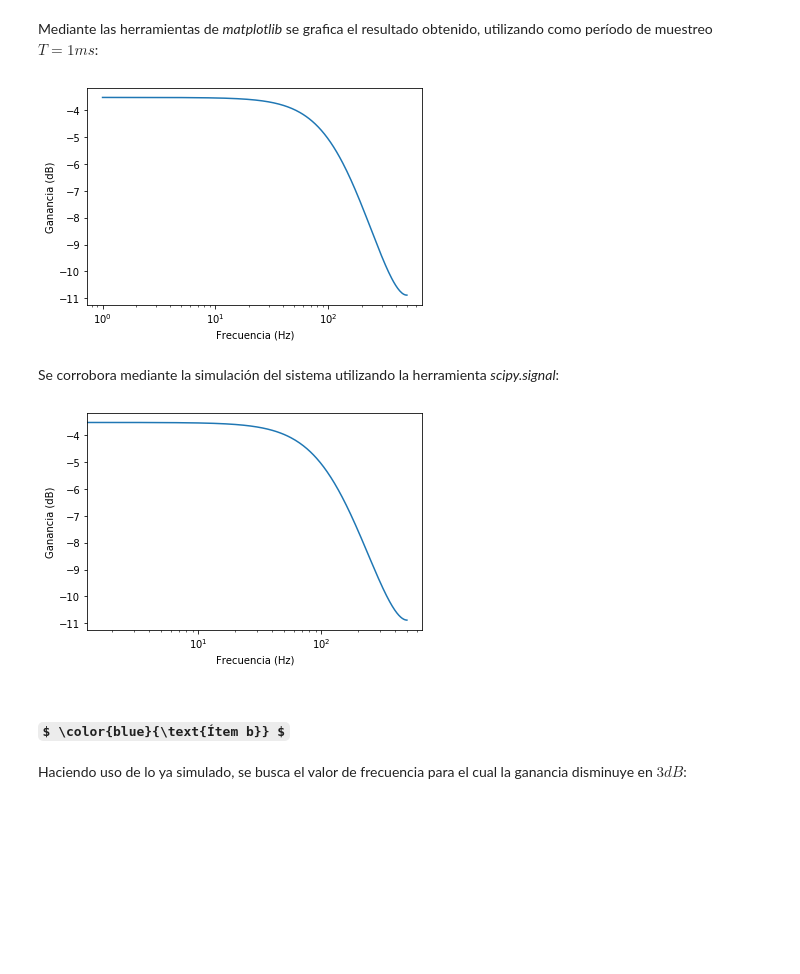
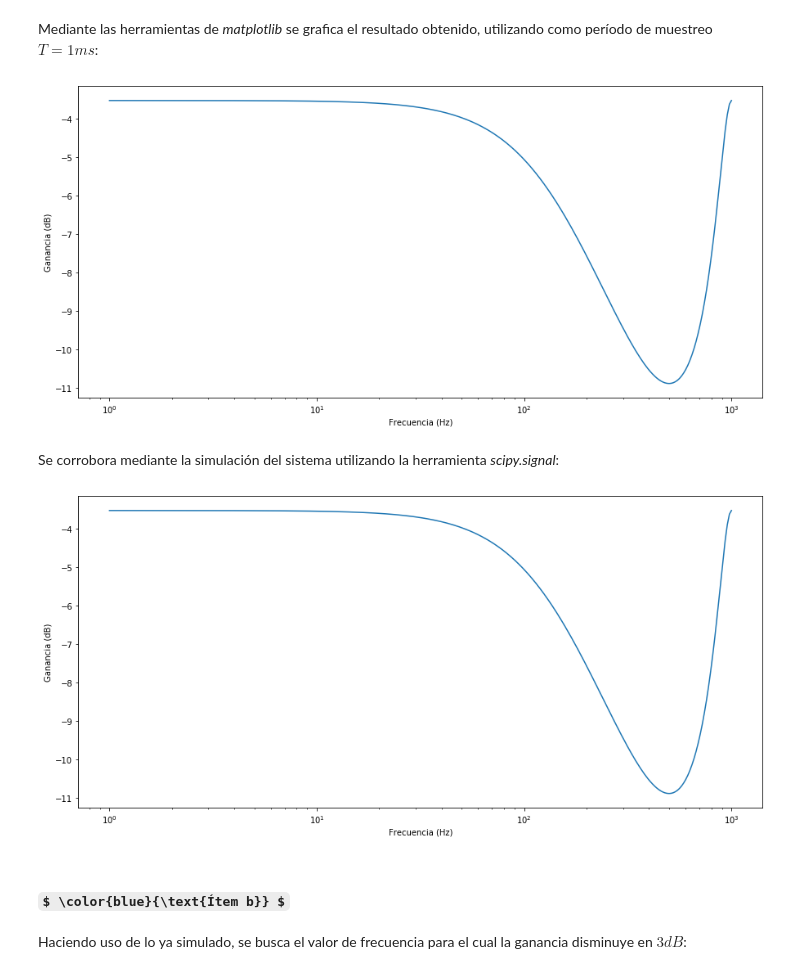
Before and after one commit to grupo-1-ASSD-E2/ASSD-Guia-1, a Jupyter notebook: G1.ipynb, the cells around one changed output. Saved outputs shown, nothing was run; the diff lists cells and outputs as text; code cells hidden in the pictures; some formulas as TeX source; blank space fills up the shorter version.

```diff
--- a/G1.ipynb
+++ b/G1.ipynb
@@ -199,16 +224,17 @@ Mediante las herramientas de *matplotlib* se grafica el resultado obtenido, util
 import matplotlib.pyplot as plt
 import numpy as np
 # %%
-f = np.logspace(0, 2.7, 300)
+f = np.logspace(0, 3, 300)
 mag = 2 / (np.sqrt( 29 - 20 * np.cos(2 * np.pi * f * 0.001) ))
 mag = 20 * np.log10(mag)
 # %%
+plt.figure(figsize=(15, 7))
 plt.semilogx(f, mag)
 plt.xlabel('Frecuencia (Hz)')
 plt.ylabel('Ganancia (dB)')
 plt.show()
 # %% [output]
-[figure, old version]
+[figure, new version]
 # %% [markdown]
 Se corrobora mediante la simulación del sistema utilizando la herramienta *scipy.signal*:
 # %%
@@ -220,12 +249,14 @@ sys = ss.dlti(n, d, dt=0.001)
 # %%
-w, mag, phase = sys.bode(n=300)
-f = w / (2 * np.pi)
+norm_w = w/1000
+w, mag, phase = sys.bode(w=norm_w, n=300)
+
+plt.figure(figsize=(15, 7))
 plt.semilogx(f, mag)
 plt.xlabel('Frecuencia (Hz)')
 plt.ylabel('Ganancia (dB)')
 plt.show()
 # %% [output]
-[figure, old version]
+[figure, new version]
 # %% [markdown]
 ## $ \color{blue}{\text{Ítem b}} $
 Haciendo uso de lo ya simulado, se busca el valor de frecuencia para el cual la ganancia disminuye en $ 3dB $:
```
Also changed, not shown: parts of 6 cells of this notebook.
